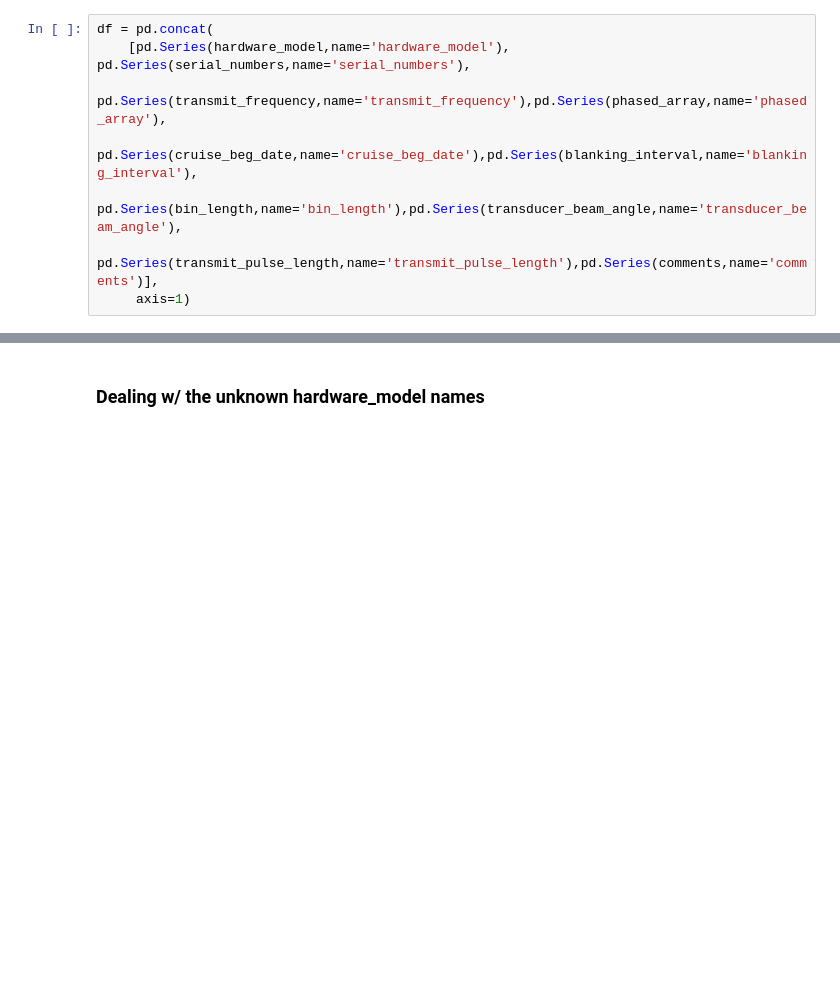
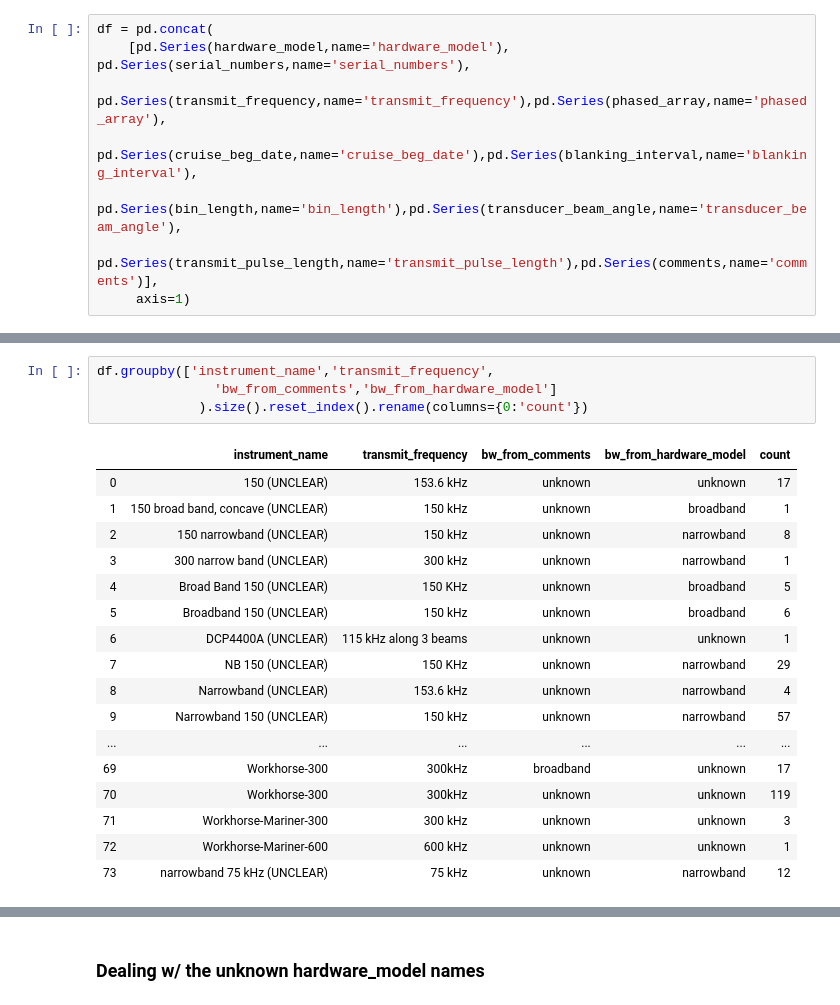
Before and after one commit to shirleyswirley/acoustic-variability, a Jupyter notebook: python/create_instrument_spreadsheet.ipynb, the cells around one changed output, grey strips where cells are left out. Cells and saved outputs as stored; diff of their text form; blank space fills up the shorter version.

```diff
--- a/python/create_instrument_spreadsheet.ipynb
+++ b/python/create_instrument_spreadsheet.ipynb
@@ -198,0 +323,22 @@ df['hardware_model'].value_counts().to_csv('jasadcp_unique_instruments.csv', hea
+# %%
+df.groupby(['instrument_name','transmit_frequency',
+               'bw_from_comments','bw_from_hardware_model']
+             ).size().reset_index().rename(columns={0:'count'})
+# %% [output]
+|  | instrument_name | transmit_frequency | bw_from_comments | bw_from_hardware_model | count |
+| 0 | 150 (UNCLEAR) | 153.6 kHz | unknown | unknown | 17 |
+| 1 | 150 broad band, concave (UNCLEAR) | 150 kHz | unknown | broadband | 1 |
+| 2 | 150 narrowband (UNCLEAR) | 150 kHz | unknown | narrowband | 8 |
+| 3 | 300 narrow band (UNCLEAR) | 300 kHz | unknown | narrowband | 1 |
+| 4 | Broad Band 150 (UNCLEAR) | 150 KHz | unknown | broadband | 5 |
+| 5 | Broadband 150 (UNCLEAR) | 150 kHz | unknown | broadband | 6 |
+| 6 | DCP4400A (UNCLEAR) | 115 kHz along 3 beams | unknown | unknown | 1 |
+| 7 | NB 150 (UNCLEAR) | 150 KHz | unknown | narrowband | 29 |
+| 8 | Narrowband (UNCLEAR) | 153.6 kHz | unknown | narrowband | 4 |
+| 9 | Narrowband 150 (UNCLEAR) | 150 kHz | unknown | narrowband | 57 |
+| ... | ... | ... | ... | ... | ... |
+| 69 | Workhorse-300 | 300kHz | broadband | unknown | 17 |
+| 70 | Workhorse-300 | 300kHz | unknown | unknown | 119 |
+| 71 | Workhorse-Mariner-300 | 300 kHz | unknown | unknown | 3 |
+| 72 | Workhorse-Mariner-600 | 600 kHz | unknown | unknown | 1 |
+| 73 | narrowband 75 kHz (UNCLEAR) | 75 kHz | unknown | narrowband | 12 |
```
Also changed, not shown: parts of 20 cells of this notebook.
